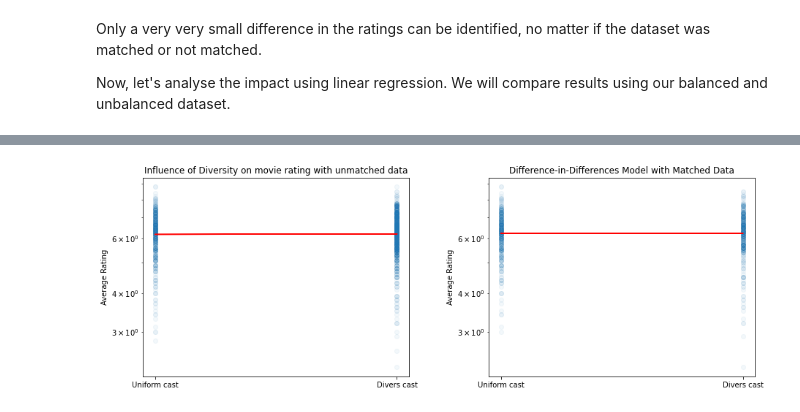
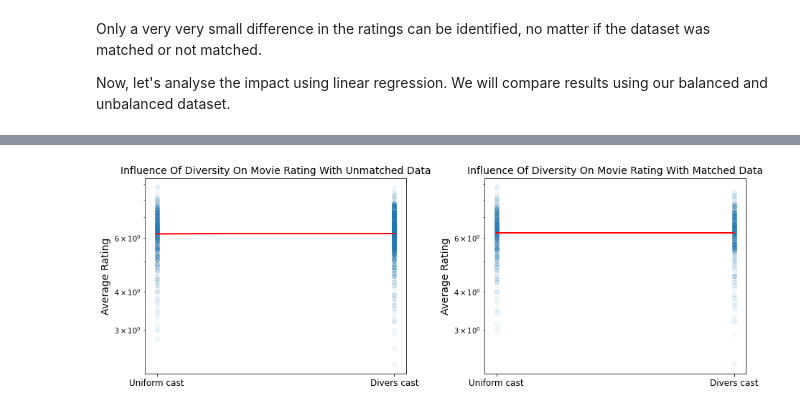
Before and after one commit to epfl-ada/ada-2023-project-shinebrightlikeadamon, a Jupyter notebook: network_analysis.ipynb, the cells around one changed output, grey strips where cells are left out. Cells and saved outputs as stored; diff of their text form; code cells hidden in the pictures.

```diff
--- a/network_analysis.ipynb
+++ b/network_analysis.ipynb
@@ -1044,26 +1055,28 @@ print(
     '''
 )
 # plot the results
-fig, axs = plt.subplots(1, 2, figsize=(15, 5))
+fig, axes = plt.subplots(1, 2, figsize=(15, 5))
 
 # Plot the models
 # Style plot based on unmatched data
-axs[0].scatter(original_movies['cast_is_community_divers'], original_movies['averageRating'], alpha=0.05)
-axs[0].plot(original_movies['cast_is_community_divers'], naive_res.fittedvalues, color='red')
-axs[0].set_yscale('log')
-axs[0].set_title('Influence of Diversity on movie rating with unmatched data')
-axs[0].set_ylabel('Average Rating')
-axs[0].set_xticks([0, 1])
-axs[0].set_xticklabels(['Uniform cast', 'Divers cast'])
+axes[0].scatter(original_movies['cast_is_community_divers'], original_movies['averageRating'], alpha=0.05)
+axes[0].plot(original_movies['cast_is_community_divers'], naive_res.fittedvalues, color='red')
+axes[0].set_yscale('log')
+axes[0].set_title('Influence Of Diversity On Movie Rating With Unmatched Data', fontsize=14)
+axes[0].set_ylabel('Average Rating', fontsize=label_fontsize)
+axes[0].set_xticks([0, 1])
+axes[0].set_xticklabels(['Uniform cast', 'Divers cast'])
+axes[0].tick_params(axis='both', labelsize=tick_labelsize)  # Increase tick label size for both axes
 
 # Style plot based on matched data
-axs[1].scatter(balanced_movie_df['cast_is_community_divers'], balanced_movie_df['averageRating'], alpha=0.05)
-axs[1].plot(balanced_movie_df['cast_is_community_divers'], matched_res.fittedvalues, color='red')
-axs[1].set_yscale('log')
-axs[1].set_title('Difference-in-Differences Model with Matched Data')
-axs[1].set_ylabel('Average Rating')
-axs[1].set_xticks([0, 1])
-axs[1].set_xticklabels(['Uniform cast', 'Divers cast'])
+axes[1].scatter(balanced_movie_df['cast_is_community_divers'], balanced_movie_df['averageRating'], alpha=0.05)
+axes[1].plot(balanced_movie_df['cast_is_community_divers'], matched_res.fittedvalues, color='red')
+axes[1].set_yscale('log')
+axes[1].set_title('Influence Of Diversity On Movie Rating With Matched Data', fontsize=14)
+axes[1].set_ylabel('Average Rating', fontsize=label_fontsize)
+axes[1].set_xticks([0, 1])
+axes[1].set_xticklabels(['Uniform cast', 'Divers cast'])
+axes[1].tick_params(axis='both', labelsize=tick_labelsize)  # Increase tick label size for both axes
 
 # Separate the plots using whitespace
 plt.subplots_adjust(wspace=0.3)
@@ -1084,12 +1097,12 @@ Time:                        20:02:36   Log-Likelihood:                -1556.9
 No. Observations:                1107   AIC:                             3118.
 Df Residuals:                    1105   BIC:                             3128.
 Df Model:                           1
 Covariance Type:            nonrobust
 ... (43 lines left out)
     Difference in percent:                                 -118.62%
 
     p-value for the treatment without matching:          0.714
     p-value for the treatment with matching:             0.956
-[figure, old version]
+[figure, new version]
 # %% [markdown]
 Also here our model is not statistically significant while the R-squared value is extremely low. These findings don't have the same statistical power as when we were using our continuos diversity measures above though because of the much smaller sample. They still indicate though that the diversity has no or a negligible effect on the movie ratings.
```
Also changed, not shown: parts of 4 cells of this notebook, 4 other files.
